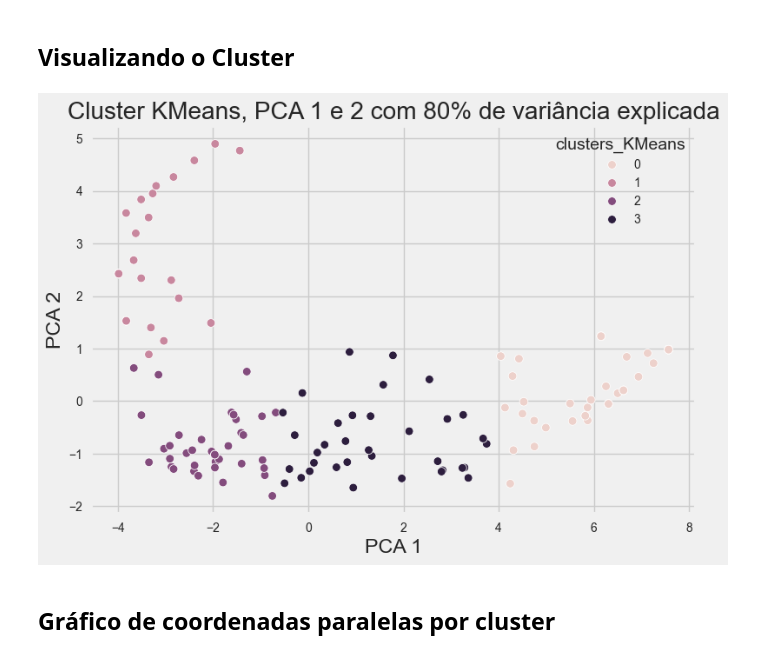
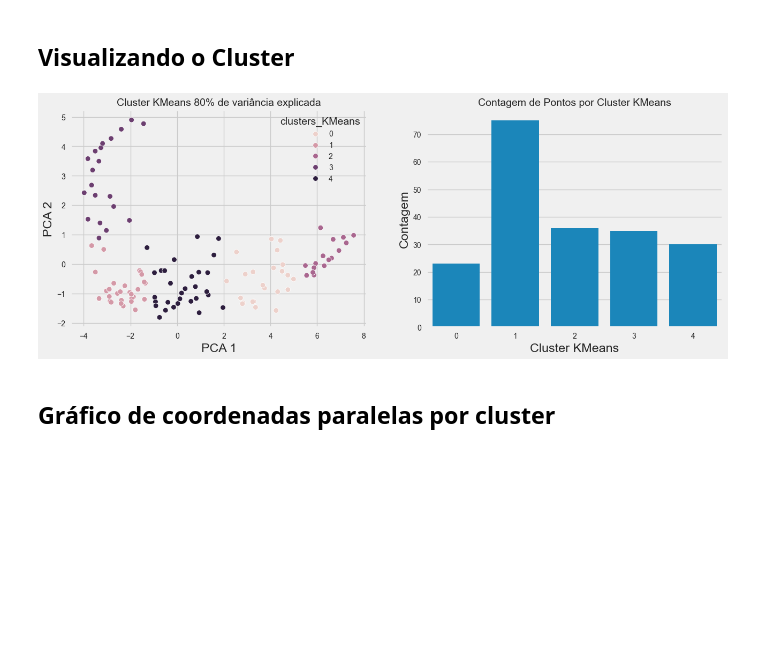
Before and after one commit to Padawanh/choosen_house, a Jupyter notebook: ChoosenHouse_API_Google.ipynb, the cells around one changed output. Saved outputs shown, nothing was run; the diff lists cells and outputs as text; code cells hidden in the pictures; blank space fills up the shorter version.

```diff
--- a/ChoosenHouse_API_Google.ipynb
+++ b/ChoosenHouse_API_Google.ipynb
@@ -626,7 +593,7 @@ grafico_calinski_harabasz.show()
 # %%
 clustering = Pipeline(
     steps=[("PCA", PCA(n_components=2)),
-            ("KMeans",KMeans(n_clusters=4))]
+            ("KMeans",KMeans(n_clusters=5))]
 )
 
 clustering.fit(df_hex_select[cluster_variables])
@@ -634,7 +601,6 @@ clustering.fit(df_hex_select[cluster_variables])
 df_hex_select['clusters_KMeans'] = clustering['KMeans'].labels_
 df_hex_select['clusters_KMeans'] = df_hex_select['clusters_KMeans'].astype(int)
 df_hex_select['clusters_KMeans_string'] = df_hex_select['clusters_KMeans'].astype(str)
-# df_hex_select.head()
 # %% [markdown]
 # Avaliando o cluster
 # %% [markdown]
@@ -642,11 +608,23 @@ df_hex_select['clusters_KMeans_string'] = df_hex_select['clusters_KMeans'].astyp
 # %%
 PCA_df = pd.DataFrame(principalComponents , columns=[f"PCA {x+1}" for x in np.arange(0,principalComponents.shape[1])])
 PCA_df['clusters_KMeans'] = clustering['KMeans'].labels_
-sns.scatterplot(PCA_df , x="PCA 1",y="PCA 2" , hue='clusters_KMeans')
-plt.title("Cluster KMeans, PCA 1 e 2 com 80% de variância explicada")
+
+
+df_bar_plot_clusters = PCA_df[['PCA 1','clusters_KMeans']].groupby('clusters_KMeans',as_index=False).count()
+df_bar_plot_clusters.columns = ['clusters_KMeans','count']
+
+fig, ax = plt.subplots( 1,2, figsize=(14, 5))
+
+sns.scatterplot(PCA_df , x="PCA 1",y="PCA 2" , hue='clusters_KMeans', ax=ax[0])
+ax[0].set_title("Cluster KMeans 80% de variância explicada",fontsize=14)
+
+sns.barplot(x="clusters_KMeans", y="count", data=df_bar_plot_clusters , ax=ax[1])#, color=cluster_colors)
+ax[1].set(xlabel="Cluster KMeans" , ylabel="Contagem")
+ax[1].set_title("Contagem de Pontos por Cluster KMeans" , fontsize=14)
+
 plt.show()
 # %% [output]
-[figure, old version]
+[figure, new version]
 # %% [markdown]
 ## Gráfico de coordenadas paralelas por cluster
 # %%
```
Also changed, not shown: parts of 13 cells of this notebook, 1 other file.
